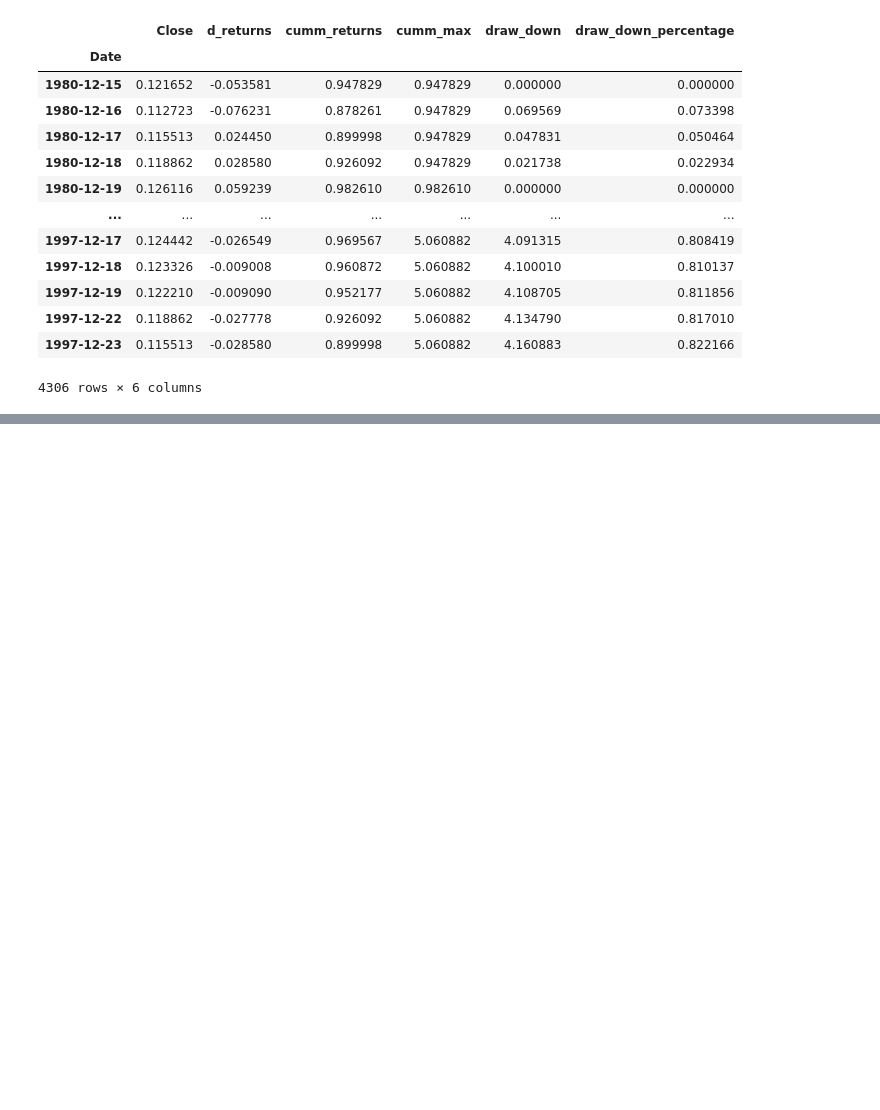
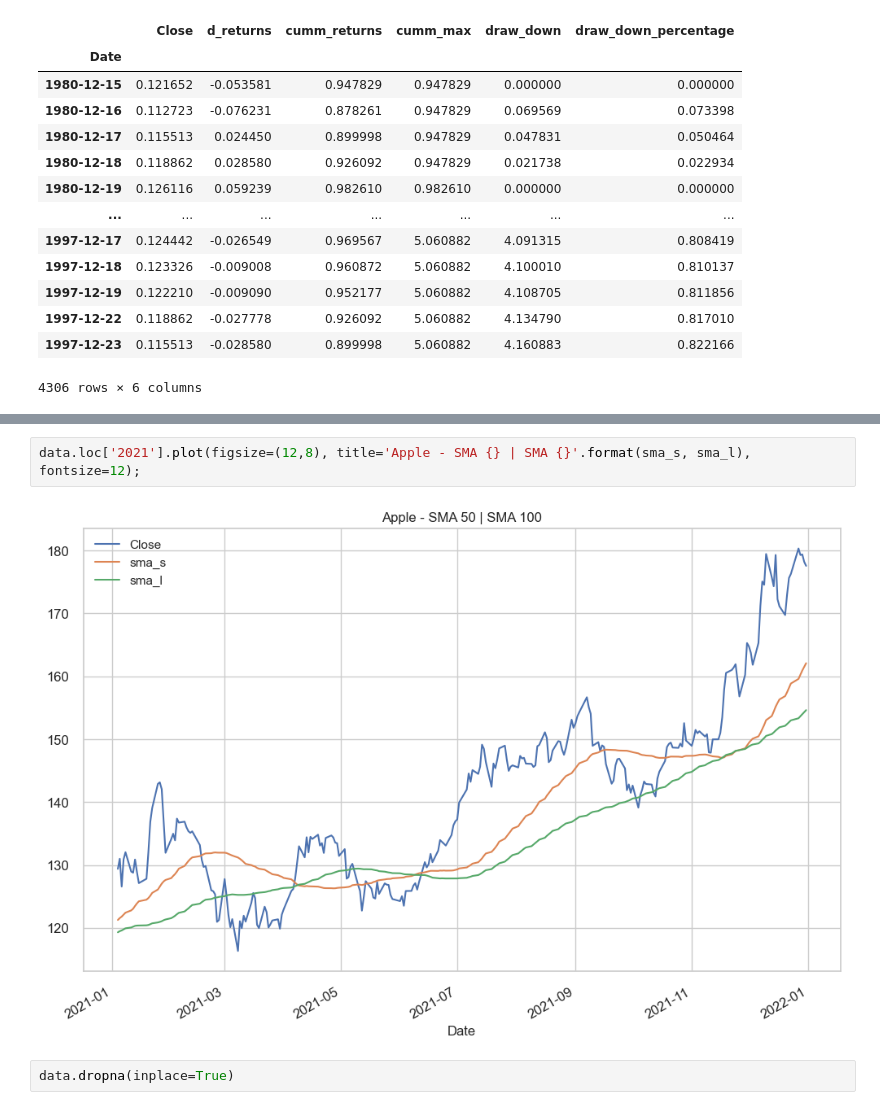
Before and after one commit to chrishunt11/Algorithmic_Trading_Python, a Jupyter notebook: Algorithmic Trading.ipynb, the cells around one changed output, grey strips where cells are left out. Saved outputs shown, nothing was run; the diff lists cells and outputs as text; blank space fills up the shorter version.

```diff
--- a/Algorithmic Trading.ipynb
+++ b/Algorithmic Trading.ipynb
@@ -1569,0 +1621,6 @@ apple.loc[(apple.index<='1997-12-23')]
+# %%
+data.loc['2021'].plot(figsize=(12,8), title='Apple - SMA {} | SMA {}'.format(sma_s, sma_l), fontsize=12);
+# %% [output]
+[figure, added]
+# %%
+data.dropna(inplace=True)
```
Also changed, not shown: parts of 15 cells of this notebook.
